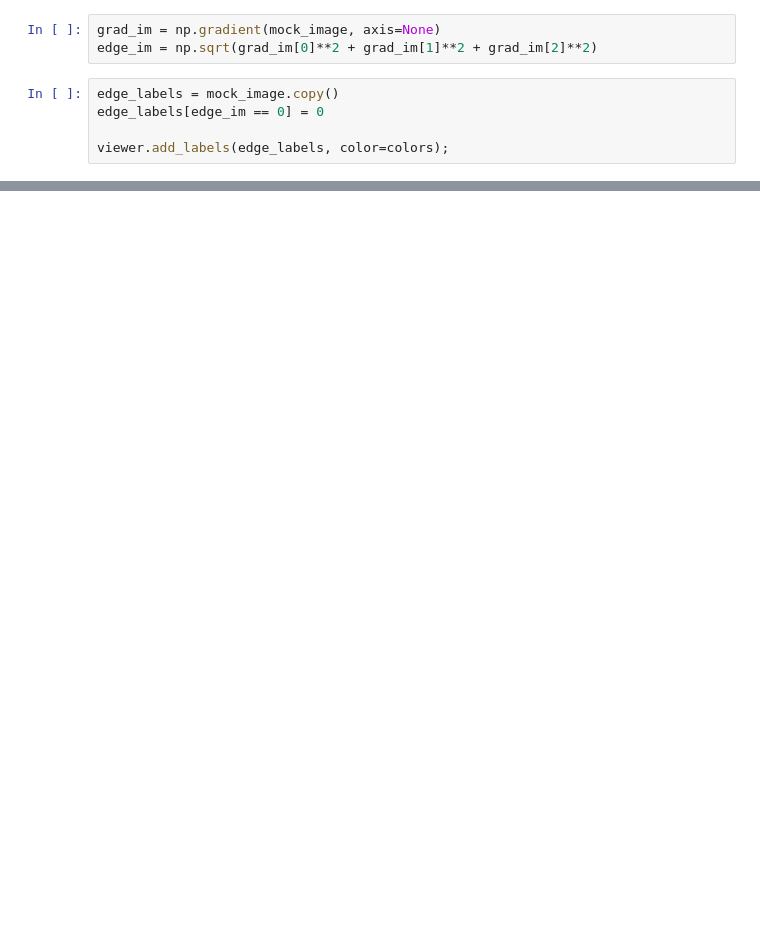
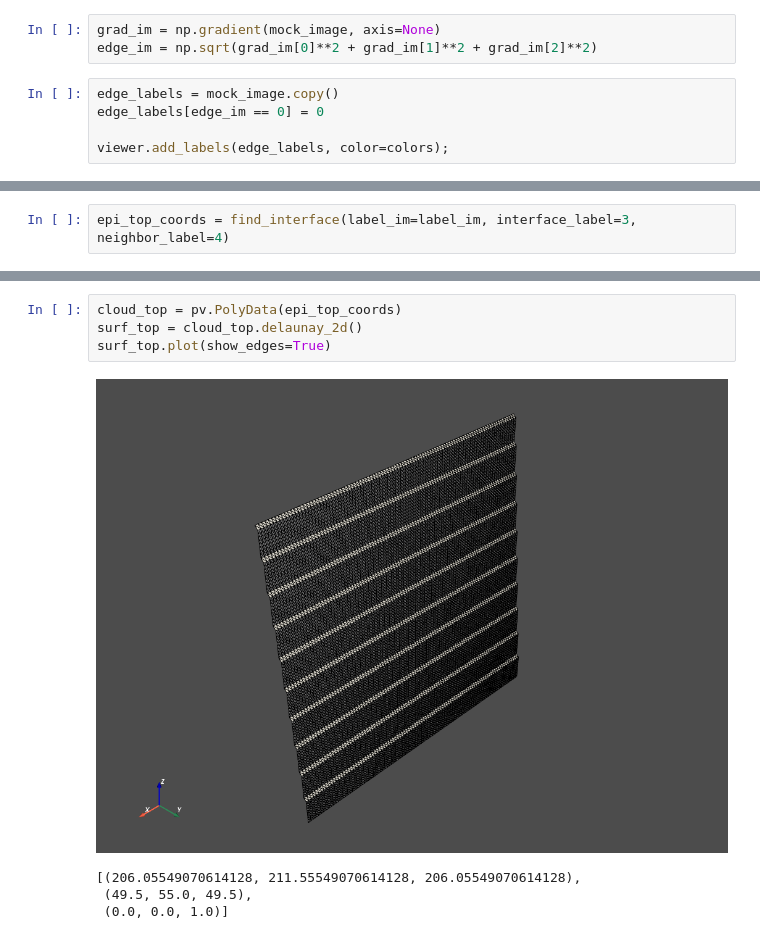
Before and after one commit to kevinyamauchi/morphologyanalaysis, a Jupyter notebook: examples/thickness analysis.ipynb, the cells around one changed output, grey strips where cells are left out. Saved outputs shown, nothing was run; the diff lists cells and outputs as text; blank space fills up the shorter version.

```diff
--- a/examples/thickness analysis.ipynb
+++ b/examples/thickness analysis.ipynb
@@ -88,0 +91,2 @@ viewer.add_labels(interface_mask)
+# %%
+epi_top_coords = find_interface(label_im=label_im, interface_label=3, neighbor_label=4)
@@ -88,0 +104,9 @@ viewer.add_labels(interface_mask)
+# %%
+cloud_top = pv.PolyData(epi_top_coords)
+surf_top = cloud_top.delaunay_2d()
+surf_top.plot(show_edges=True)
+# %% [output]
+[figure, added]
+[(206.05549070614128, 211.55549070614128, 206.05549070614128),
+ (49.5, 55.0, 49.5),
+ (0.0, 0.0, 1.0)]
```
Also changed, not shown: parts of 12 cells of this notebook, 1 other file.
